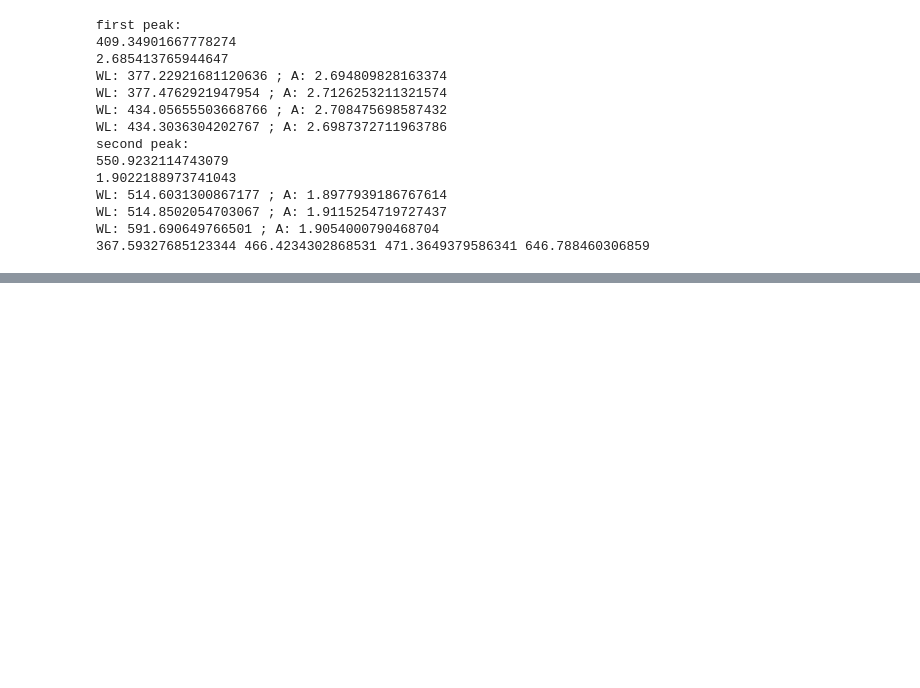
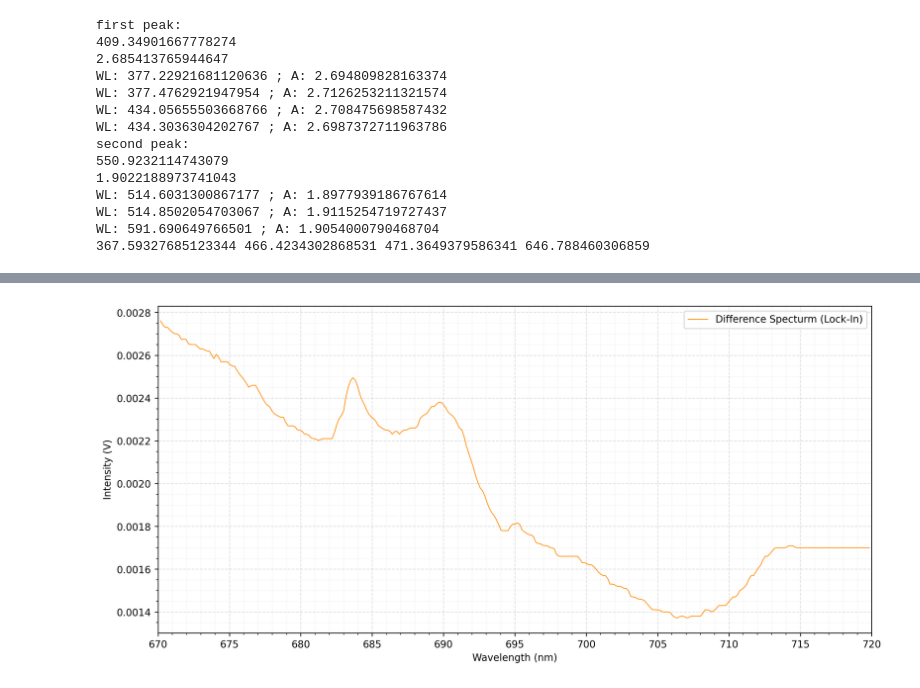
Before and after one commit to cembomembo/FP-Isolatorkristall, a Jupyter notebook: resources/data/SpectrumPlotter.ipynb, the cells around one changed output, grey strips where cells are left out. Saved outputs shown, nothing was run; the diff lists cells and outputs as text; code cells hidden in the pictures; blank space fills up the shorter version.

Commit message:
Added plots for 5.5

```diff
--- a/resources/data/SpectrumPlotter.ipynb
+++ b/resources/data/SpectrumPlotter.ipynb
@@ -371,3 +371,89 @@ WL: 514.6031300867177 ; A: 1.8977939186767614
 WL: 514.8502054703067 ; A: 1.9115254719727437
 WL: 591.690649766501 ; A: 1.9054000790468704
 367.59327685123344 466.4234302868531 471.3649379586341 646.788460306859
+# %%
+# Load
+wl1, I1 = xenon5
+wl2, I2 = ruby5
+wl3, I3 = diff50
+wl4, I4 = baseline5
+
+
+# Common wavelength axis (overlap region)
+wl_min = max(wl1.min(), wl2.min(), wl3.min(), wl4.min())
+wl_max = min(wl1.max(), wl2.max(), wl3.max(), wl4.max())
+dw = np.mean(np.diff(wl1))  # or choose manually
+wl_common = np.arange(wl_min, wl_max, dw)
+
+# Interpolate both
+I1i = np.interp(wl_common, wl1 + shift, I1)
+I2i = - np.interp(wl_common, wl2 + shift, I2)
+I3i = np.interp(wl_common, wl3 + shift, I3)
+I4i = np.interp(wl_common, wl4 + shift, I4)
+
+# Difference
+Idiff = I2i - I1i# + I4i
+Iplot1 = I3i
+Average = (I3i -I1i + Idiff)/2
+BL = np.log(I1i/I2i)
+
+
+
+# Plot
+plt.figure()
+plt.figure(figsize=(13, 6), dpi=250)
+#plt.plot(wl_common, I1i, label="Xenon Emission", linewidth=0.8)
+#plt.plot(wl_common, Iplot1 - I4i, label="Difference Specturm (Lock-In) - Baseline", linewidth=0.8)
+#plt.plot(wl_common,Idiff , label="Xenon emission - ruby transmission", linewidth=0.8)
+
+plt.plot(wl_common, Iplot1, label="Difference Specturm (Lock-In)", linewidth=0.8, color="darkorange")
+
+#plt.plot(wl_common, I2i , label="Ruby Transmission", color="red", linewidth=0.8)
+#plt.plot(wl_common, I4i, label="Baseline", color="black", linewidth=0.8)
+#plt.plot(wl_common,-I1i + I3i, label="Difference (Lock-In) - Xenon Emission", linewidth=0.8)
+#plt.plot(wl_common, Average, label="Average", linewidth=0.8)
+#plt.plot(wl_common, BL, label="Beer-Lambert", linewidth=0.8)
+
+
+
+
+
+
+# current major ticks (e.g. every 20 nm)
+plt.xlim(wl_min, wl_max)
+xtick_step = 5
+xticks = np.arange(
+    np.floor(wl_min / xtick_step) * xtick_step,
+    np.ceil(wl_max / xtick_step) * xtick_step + xtick_step,
+    xtick_step
+)
+plt.xticks(xticks)
+
+# 1) Add minor ticks and grid → “smaller” grid
+plt.minorticks_on()
+plt.grid(which="major", alpha=0.4, linestyle="--")
+plt.grid(which="minor", alpha=0.2, linestyle=":")
+
+plt.xlabel("Wavelength (nm)")
+plt.ylabel("Intensity (V)")
+plt.title("")
+plt.grid(True, alpha=0.4, linestyle="--")
+plt.legend()
+plt.show()
+
+# Deternine Center Of Mass
+
+def com(wavelength,intensity):    # Center of mass (weighted average)
+    com = np.sum(wavelength * intensity) / np.sum(intensity)
+    print(f"Center of mass: {com:.2f} nm")
+
+print(len(wl_common))
+ŋ = 1200# 490#470# 70
+print(wl_common[ŋ])
+print(BL[ŋ])
+com(wl_common[70:470],BL[70:470])
+com(wl_common[490:1200],BL[490:1200])
+
+
+# FWHM
+# %% [output]
@@ -373,0 +461 @@ WL: 591.690649766501 ; A: 1.9054000790468704
+[figure, added]
```
Also changed, not shown: parts of 1 cell of this notebook, 3 other files.
